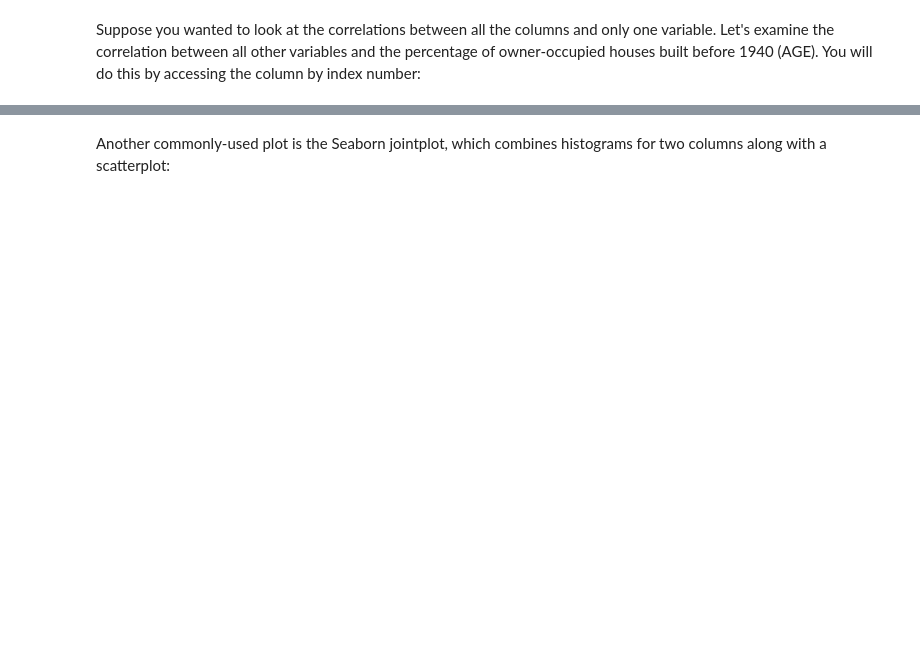
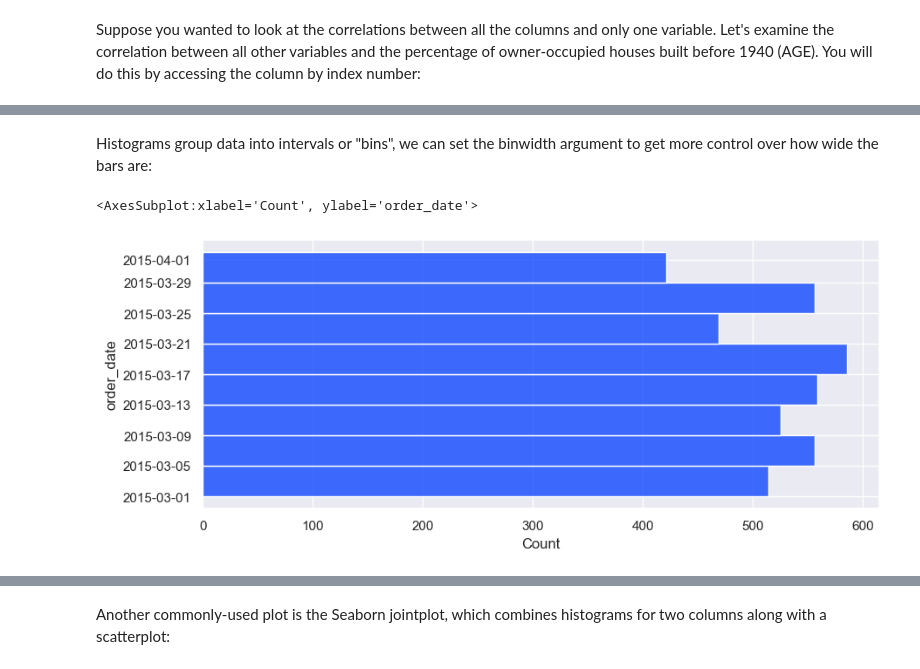
Before and after one commit to inelectronics-students-club/Python-for-DATA-SC, a Jupyter notebook: Data_Science_1/workshop-materials/4-Cleaning_and_Manipulating.ipynb, the cells around one changed output, grey strips where cells are left out. Cells and saved outputs as stored; diff of their text form; code cells hidden in the pictures; blank space fills up the shorter version.

```diff
--- a/Data_Science_1/workshop-materials/4-Cleaning_and_Manipulating.ipynb
+++ b/Data_Science_1/workshop-materials/4-Cleaning_and_Manipulating.ipynb
@@ -581,0 +1106,9 @@ sns.distplot(df['MEDV'])
+# %% [markdown]
+Histograms group data into intervals or "bins", we can set the binwidth argument to get more control over how wide the bars are:
+# %%
+# Usually we just pass the Series directly,
+# but it has been explicitly assigned to the y-axis to fit the long text
+sns.histplot(y = df['order_date'], binwidth = 4)
+# %% [output]
+<AxesSubplot:xlabel='Count', ylabel='order_date'>
+[figure, added]
```
Also changed, not shown: parts of 131 cells of this notebook.
